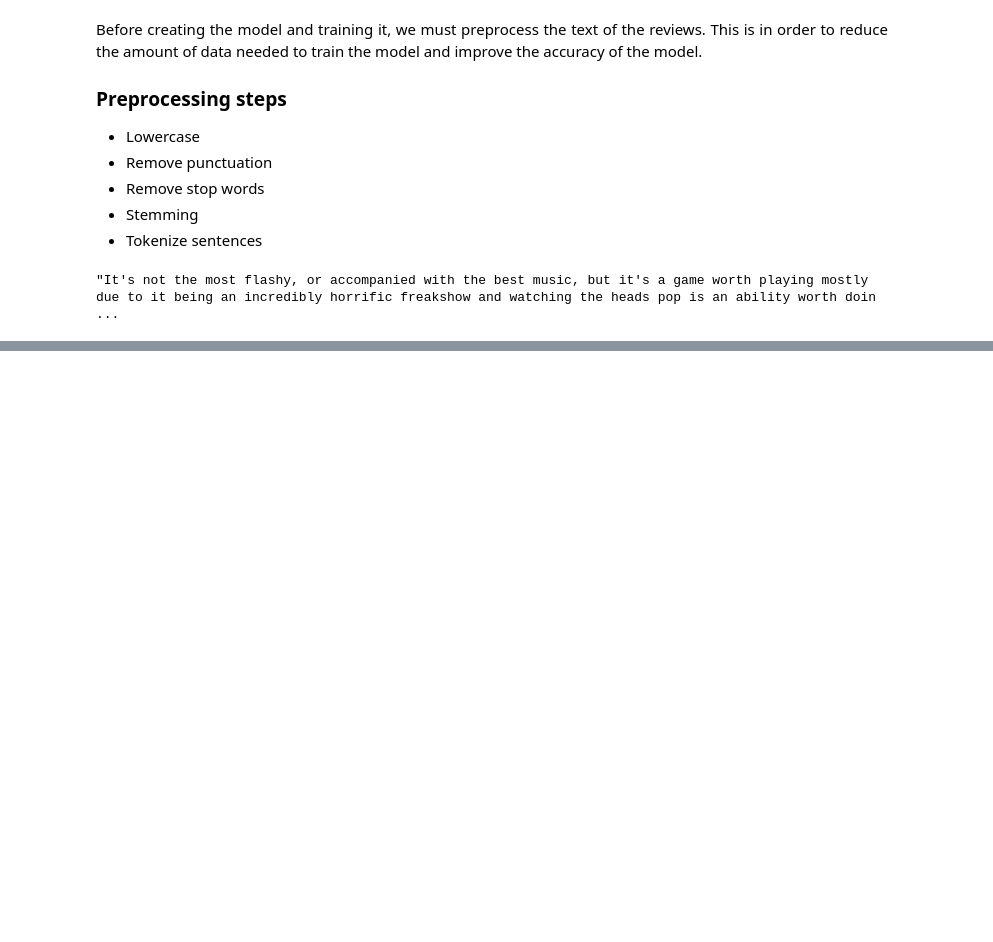
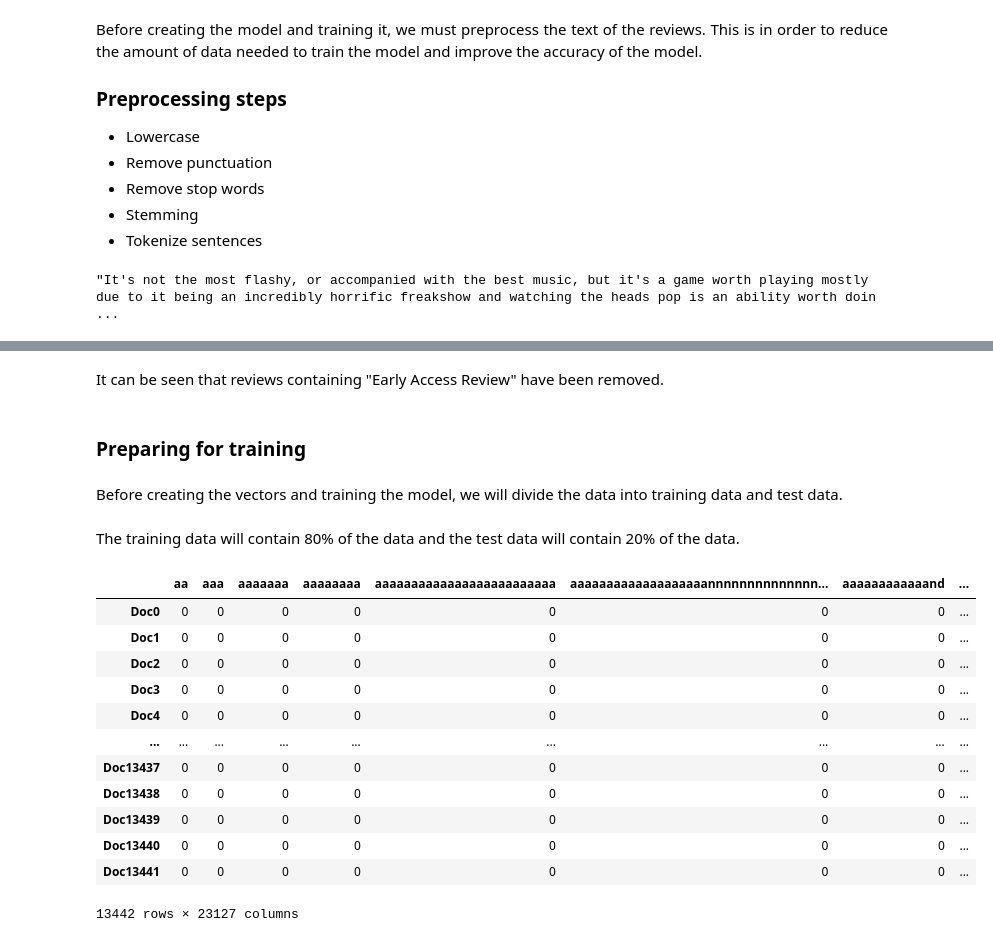
Before and after one commit to LuisFerTR/steam_reviews_classifier, a Jupyter notebook: steam-reviews-classifier.ipynb, the cells around one changed output, grey strips where cells are left out. Cells and saved outputs as stored; diff of their text form; code cells hidden in the pictures; blank space fills up the shorter version.

```diff
--- a/steam-reviews-classifier.ipynb
+++ b/steam-reviews-classifier.ipynb
@@ -265,0 +329,2 @@ preprocess_review(sampled_review)
+# %%
+sample_data = sample_data[sample_data['review_text'].str.contains('Early Access Review') == False]
@@ -265,0 +351,59 @@ preprocess_review(sampled_review)
+# %% [markdown]
+It can be seen that reviews containing "Early Access Review" have been removed.
+# %% [markdown]
+### Preparing for training
+# %% [markdown]
+Before creating the vectors and training the model, we will divide the data into training data and test data.
+# %%
+from sklearn.model_selection import train_test_split
+
+X = sample_data.review_text
+y = sample_data.review_score
+
+X_train, X_test, y_train, y_test = train_test_split(X, y, test_size=0.2)
+# %% [markdown]
+The training data will contain 80% of the data and the test data will contain 20% of the data.
+# %%
+from sklearn.feature_extraction.text import CountVectorizer
+
+# create a custom analyzer class
+class MyAnalyzer(object):
+
+    # load spaCy's english model and define the tokenizer/lemmatizer
+    def __init__(self):
+        pass
+
+    # allow the class instance to be called just like
+    # just like a function and applies the preprocessing and
+    # tokenize the document
+    def __call__(self, review):
+        return(preprocess_review(review))
+
+analyzer = MyAnalyzer()
+custom_vec = CountVectorizer(analyzer=analyzer)
+cwm = custom_vec.fit_transform(X_train)
+tokens = custom_vec.get_feature_names_out()
+
+def wm2df(wm, feat_names):
+
+    # create an index for each row
+    doc_names = ['Doc{:d}'.format(idx) for idx, _ in enumerate(wm)]
+    df = pd.DataFrame(data=wm.toarray(), index=doc_names,
+                      columns=feat_names)
+    return(df)
+
+wm2df(cwm, tokens)
+# %% [output]
+|  | aa | aaa | aaaaaaa | aaaaaaaa | aaaaaaaaaaaaaaaaaaaaaaaaa | aaaaaaaaaaaaaaaaaaannnnnnnnnnnnnn... | aaaaaaaaaaaand | ... |
+| Doc0 | 0 | 0 | 0 | 0 | 0 | 0 | 0 | ... |
+| Doc1 | 0 | 0 | 0 | 0 | 0 | 0 | 0 | ... |
+| Doc2 | 0 | 0 | 0 | 0 | 0 | 0 | 0 | ... |
+| Doc3 | 0 | 0 | 0 | 0 | 0 | 0 | 0 | ... |
+| Doc4 | 0 | 0 | 0 | 0 | 0 | 0 | 0 | ... |
+| ... | ... | ... | ... | ... | ... | ... | ... | ... |
+| Doc13437 | 0 | 0 | 0 | 0 | 0 | 0 | 0 | ... |
+| Doc13438 | 0 | 0 | 0 | 0 | 0 | 0 | 0 | ... |
+| Doc13439 | 0 | 0 | 0 | 0 | 0 | 0 | 0 | ... |
+| Doc13440 | 0 | 0 | 0 | 0 | 0 | 0 | 0 | ... |
+| Doc13441 | 0 | 0 | 0 | 0 | 0 | 0 | 0 | ... |
+13442 rows × 23127 columns
```
Also changed, not shown: parts of 11 cells of this notebook.
